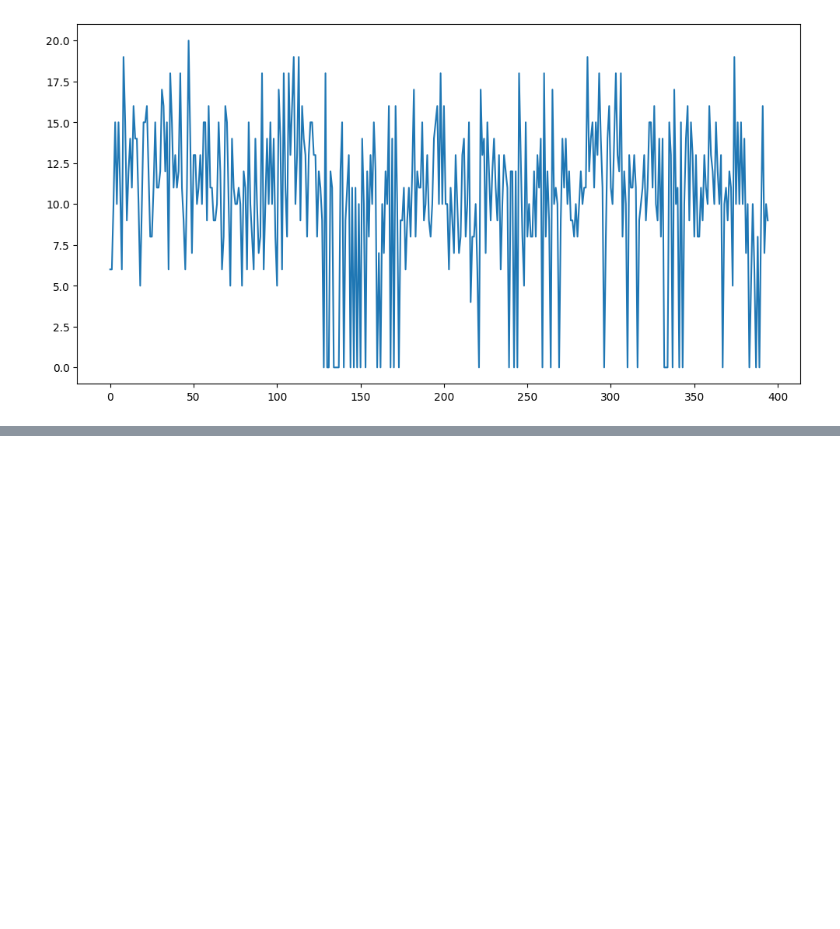
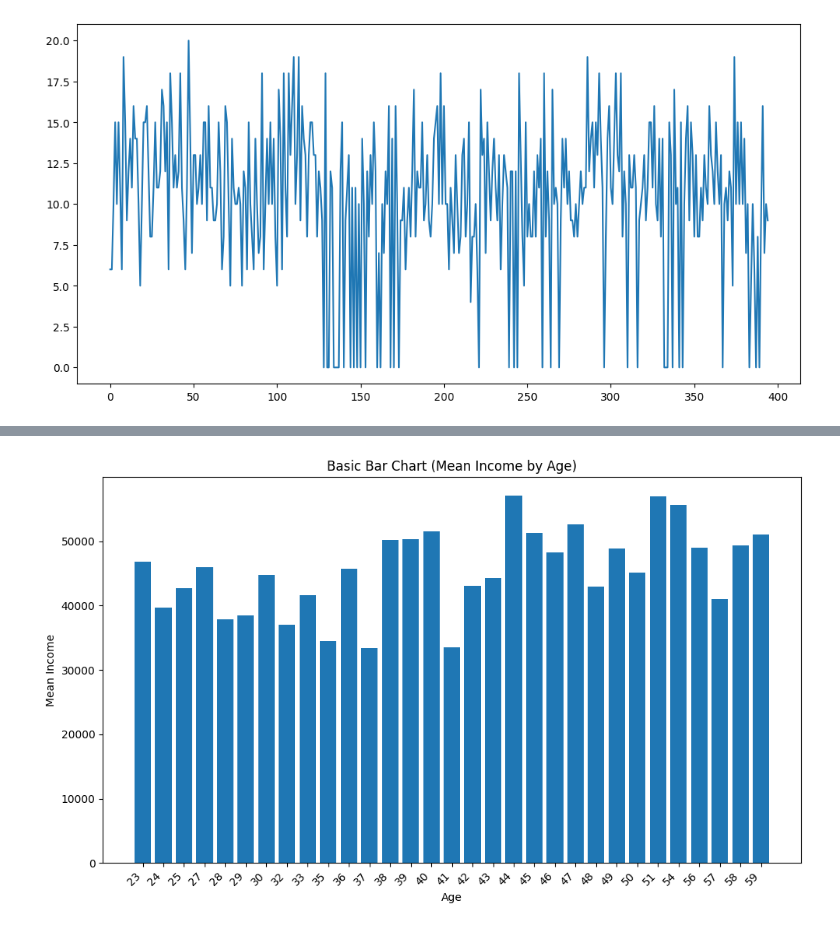
Before and after one commit to Khushi232505/Data-Science-and-AI, a Jupyter notebook: Matplotlib.ipynb, the cells around one changed output, grey strips where cells are left out. Cells and saved outputs as stored; diff of their text form; code cells hidden in the pictures; blank space fills up the shorter version.

Commit message:
Added Bar Charts

```diff
--- a/Matplotlib.ipynb
+++ b/Matplotlib.ipynb
@@ -103,0 +108,96 @@ plt.show()
+# %%
+import pandas as pd
+import matplotlib.pyplot as plt
+import numpy as np
+
+# Load Dataset
+df = pd.read_csv("employee_salary.csv")
+
+# =====================================================
+# 1. bar()
+# =====================================================
+
+
+salary_by_age = df.groupby("age")["income"].mean()
+
+plt.figure(figsize=(10,6))
+plt.bar(salary_by_age.index.astype(str), salary_by_age.values)
+
+plt.title("Basic Bar Chart (Mean Income by Age)")
+plt.xlabel("Age")
+plt.ylabel("Mean Income")
+plt.xticks(rotation=45, ha='right')
+plt.tight_layout()
+plt.show()
+
+# =====================================================
+# 2. barh()
+# =====================================================
+
+plt.figure(figsize=(10,6))
+plt.barh(salary_by_age.index.astype(str), salary_by_age.values)
+
+plt.title("Horizontal Bar Chart (Mean Income by Age)")
+plt.xlabel("Mean Income")
+plt.ylabel("Age")
+plt.tight_layout()
+plt.show()
+
+# =====================================================
+# 3. width
+# =====================================================
+
+plt.figure(figsize=(10,6))
+plt.bar(
+    salary_by_age.index.astype(str),
+    salary_by_age.values,
+    width=0.4
+)
+
+plt.title("Bar Width Example (Mean Income by Age)")
+plt.xlabel("Age")
+plt.ylabel("Mean Income")
+plt.xticks(rotation=45, ha='right')
+plt.tight_layout()
+plt.show()
+
+# =====================================================
+# 4. color
+# =====================================================
+
+plt.figure(figsize=(10,6))
+
+plt.bar(
+    salary_by_age.index.astype(str),
+    salary_by_age.values,
+    color="pink"
+)
+
+plt.title("Bar Color Example (Mean Income by Age)")
+plt.xlabel("Age")
+plt.ylabel("Mean Income")
+plt.xticks(rotation=45, ha='right')
+plt.tight_layout()
+plt.show()
+
+# =====================================================
+# 5. edgecolor
+# =====================================================
+
+plt.figure(figsize=(10,6))
+
+plt.bar(
+    salary_by_age.index.astype(str),
+    salary_by_age.values,
+    color="skyblue",
+    edgecolor="black"
+)
+
+plt.title("Edge Color Example (Mean Income by Age)")
+plt.xlabel("Age")
+plt.ylabel("Mean Income")
+plt.xticks(rotation=45, ha='right')
+plt.tight_layout()
+plt.show()
+# %% [output]
+[figure, added]
```
Also changed, not shown: parts of 4 cells of this notebook.
